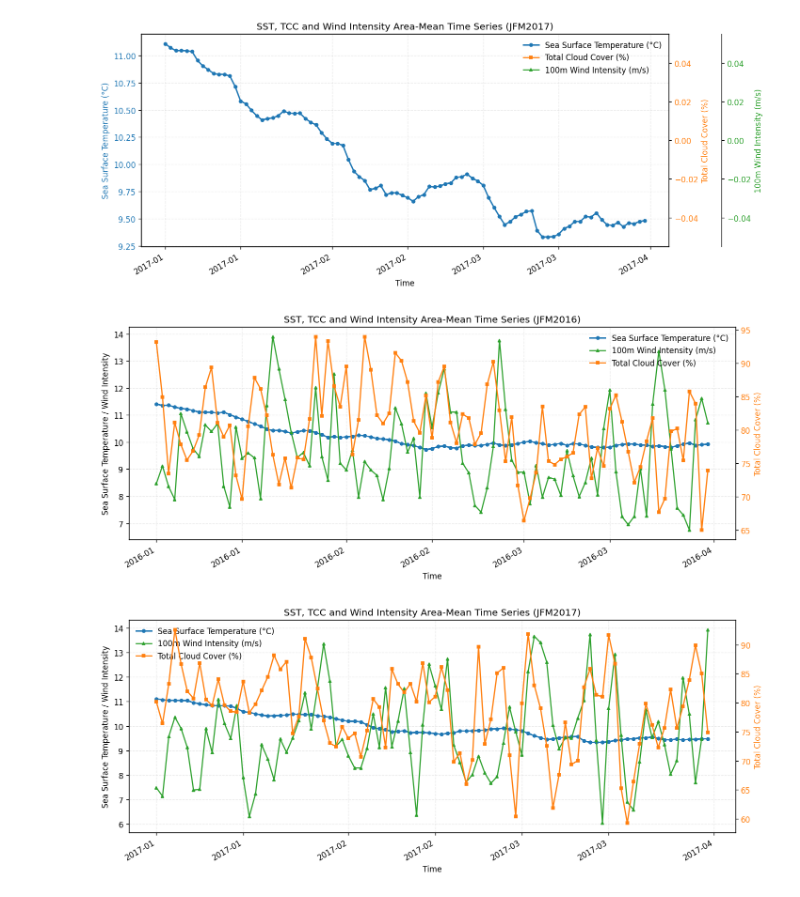
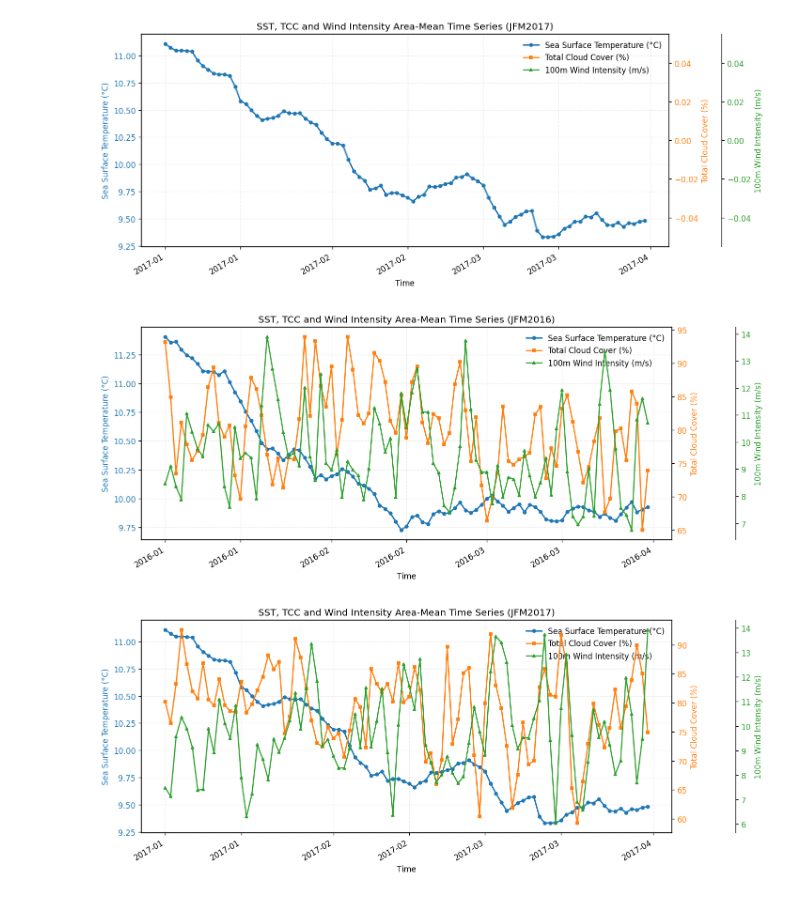
Before and after one commit to natslimak/OceanCourses, a Jupyter notebook: DigitalOcean/Project/test.ipynb, the cells around one changed output. Drawn from its saved outputs; the diff is of its cells as text; code cells hidden in the pictures.

```diff
--- a/DigitalOcean/Project/test.ipynb
+++ b/DigitalOcean/Project/test.ipynb
@@ -463,58 +463,65 @@ for mhw_key in [mhw2016_2016, mhw2016_2017]:
 for mhw_key in [mhw2016_2016, mhw2016_2017]:
 
     sst_ts = plot_temporal_variability_area(mhw_key[0], "analysed_sst").to_series().dropna()
     tcc_ts = plot_temporal_variability_area(mhw_key[1], "tcc").to_series().dropna()
     windI_ts = plot_temporal_variability_area(mhw_key[2], "windI").to_series().dropna()
 
     tag = _extract_year_season(mhw_key[0])
 
-    fig, ax1 = plt.subplots(figsize=(12, 5), dpi=120)
+    fig, ax_sst = plt.subplots(figsize=(12, 5), dpi=120)
 
-    ax1.plot(
+    ax_sst.plot(
         sst_ts.index,
         sst_ts.values,
         color="tab:blue",
         marker="o",
         markersize=4,
         linewidth=1.8,
         label="Sea Surface Temperature (°C)",
     )
-    ax1.plot(
+    ax_sst.set_xlabel("Time")
+    ax_sst.set_ylabel("Sea Surface Temperature (°C)", color="tab:blue")
+    ax_sst.tick_params(axis="y", labelcolor="tab:blue")
+    ax_sst.xaxis.set_major_formatter(mdates.DateFormatter("%Y-%m"))
+    plt.setp(ax_sst.get_xticklabels(), rotation=30, ha="right")
+    ax_sst.grid(alpha=0.25, linestyle="--")
+
+    ax_tcc = ax_sst.twinx()
+    ax_tcc.plot(
+        tcc_ts.index,
+        tcc_ts.values * 100.0,
+        color="tab:orange",
+        marker="s",
+        markersize=4,
+        linewidth=1.6,
+        label="Total Cloud Cover (%)",
+    )
+    ax_tcc.set_ylabel("Total Cloud Cover (%)", color="tab:orange")
+    ax_tcc.tick_params(axis="y", labelcolor="tab:orange")
+    ax_tcc.spines["right"].set_position(("axes", 1.0))
+
+    ax_wind = ax_sst.twinx()
+    ax_wind.spines["right"].set_position(("axes", 1.12))
+    ax_wind.plot(
         windI_ts.index,
         windI_ts.values,
         color="tab:green",
         marker="^",
         markersize=4,
         linewidth=1.5,
         label="100m Wind Intensity (m/s)",
     )
-    ax1.set_xlabel("Time")
-    ax1.set_ylabel("Sea Surface Temperature / Wind Intensity", color="black")
-    ax1.tick_params(axis="y", labelcolor="black")
-    ax1.xaxis.set_major_formatter(mdates.DateFormatter("%Y-%m"))
-    plt.setp(ax1.get_xticklabels(), rotation=30, ha="right")
-    ax1.grid(alpha=0.25, linestyle="--")
+    ax_wind.set_ylabel("100m Wind Intensity (m/s)", color="tab:green")
+    ax_wind.tick_params(axis="y", labelcolor="tab:green")
 
-    ax2 = ax1.twinx()
-    ax2.plot(
-        tcc_ts.index,
-        tcc_ts.values * 100.0,
-        color="tab:orange",
-        marker="s",
-        markersize=4,
-        linewidth=1.6,
-        label="Total Cloud Cover (%)",
-    )
-    ax2.set_ylabel("Total Cloud Cover (%)", color="tab:orange")
-    ax2.tick_params(axis="y", labelcolor="tab:orange")
+    lines_1, labels_1 = ax_sst.get_legend_handles_labels()
+    lines_2, labels_2 = ax_tcc.get_legend_handles_labels()
+    lines_3, labels_3 = ax_wind.get_legend_handles_labels()
+    ax_sst.legend(lines_1 + lines_2 + lines_3, labels_1 + labels_2 + labels_3, loc="best", frameon=False)
 
-    lines_1, labels_1 = ax1.get_legend_handles_labels()
-    lines_2, labels_2 = ax2.get_legend_handles_labels()
-    ax1.legend(lines_1 + lines_2, labels_1 + labels_2, loc="best", frameon=False)
-
-    ax1.set_title(f"SST, TCC and Wind Intensity Area-Mean Time Series ({tag})")
+    ax_sst.set_title(f"SST, TCC and Wind Intensity Area-Mean Time Series ({tag})")
     plt.tight_layout()
     plt.show()
 # %% [output]
-[figure, old version]
+[figure, new version]
-[figure, old version]
+[figure, new version]
```
Also changed, not shown: 3 other files.
